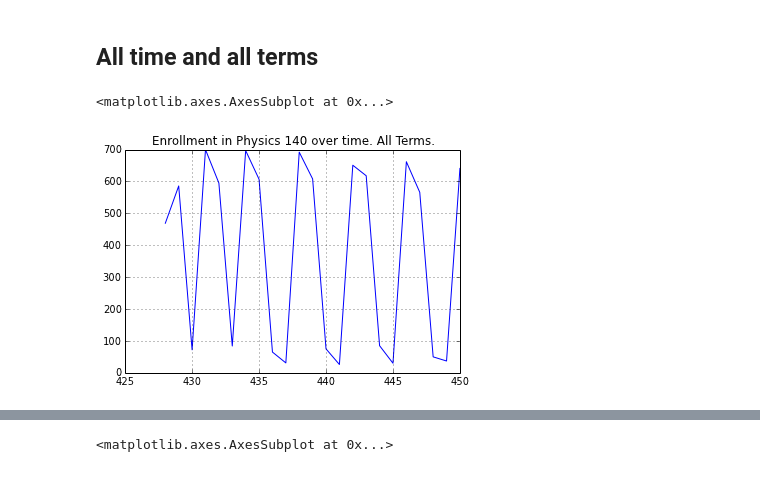
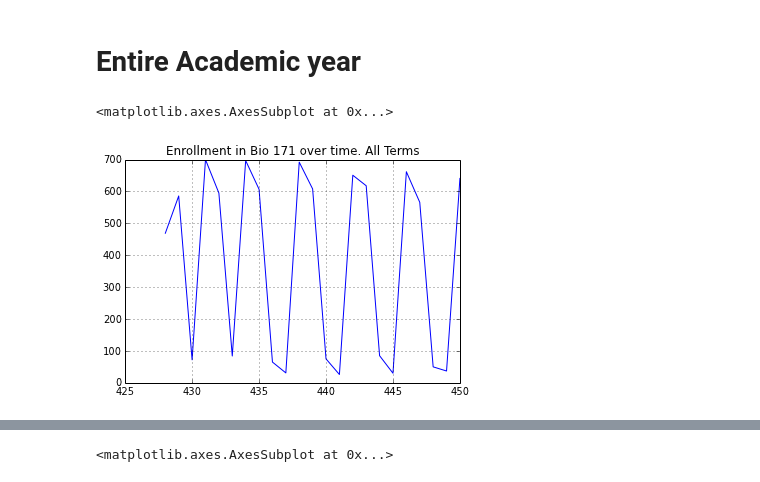
Before and after one commit to mkowshik/scaling-tribble, a Jupyter notebook: REBUILD DATA scripts/Physics/Bio 171.ipynb, the cells around one changed output, grey strips where cells are left out. Drawn from its saved outputs; the diff is of its cells as text; code cells hidden in the pictures.

```diff
--- a/REBUILD DATA scripts/Physics/Bio 171.ipynb
+++ b/REBUILD DATA scripts/Physics/Bio 171.ipynb
@@ -11,13 +18,13 @@ number = 171
-# %% [markdown]
-## All time and all terms
+# %%
+Class = data[data['catalognbr']==171]
+# %% [markdown]
+# Entire Academic year
 # %%
-Class = data.ix[data['catalognbr']==number]
-
 #Enrollment
-Class['total_students'].plot(title = "Enrollment in Physics 140 over time. All Terms.")
+Class['total_students'].plot(title = "Enrollment in Bio 171 over time. All Terms")
 # %% [output]
 <matplotlib.axes.AxesSubplot at 0x...>
-[figure, old version]
+[figure, new version]
 # %%
 #gender makeup of class
 gender = Class[['male','female']]
```
Also changed, not shown: parts of 14 cells of this notebook, 1 other file.
